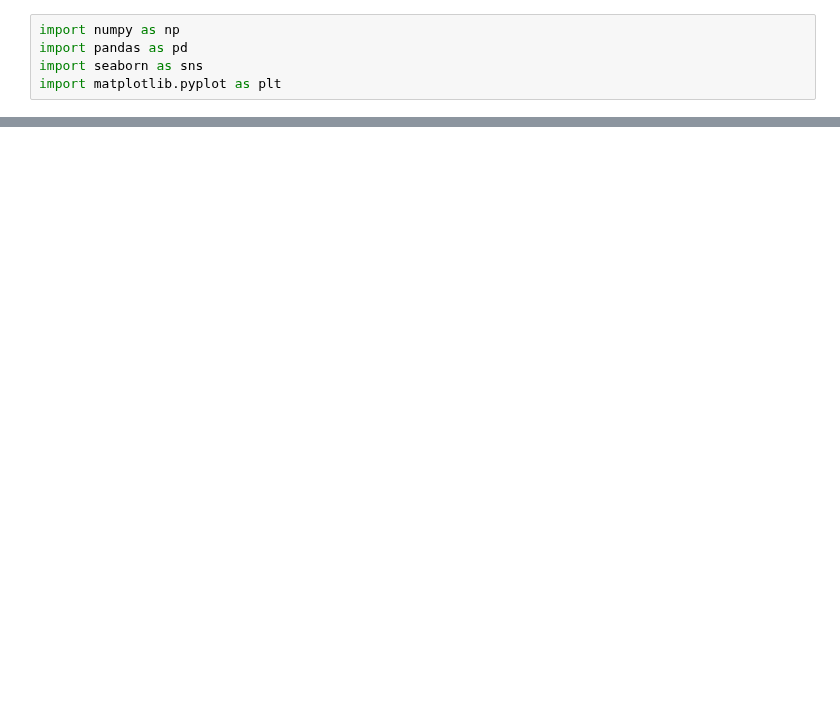
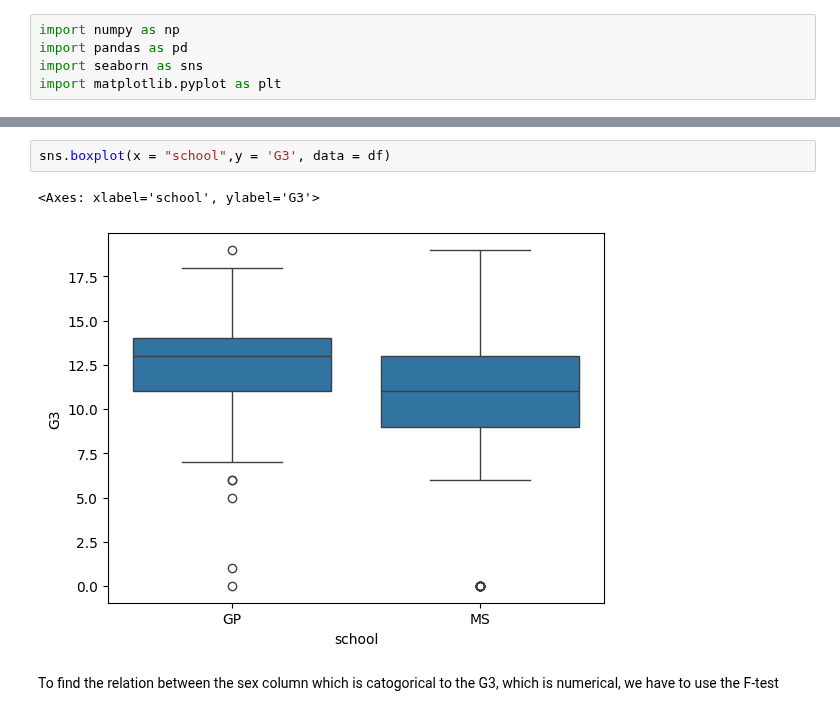
Before and after one commit to sh1vam31/Complete_DataScience, a Jupyter notebook: ML_02_DataPreprocessing2.ipynb, the cells around one changed output, grey strips where cells are left out. Saved outputs shown, nothing was run; the diff lists cells and outputs as text; blank space fills up the shorter version.

```diff
--- a/ML_02_DataPreprocessing2.ipynb
+++ b/ML_02_DataPreprocessing2.ipynb
@@ -23,0 +170,7 @@ df = pd.read_csv('student-por.csv',sep=";")
+# %%
+sns.boxplot(x = "school",y = 'G3', data = df)
+# %% [output]
+<Axes: xlabel='school', ylabel='G3'>
+[figure, added]
+# %% [markdown]
+To find the relation between the sex column which is catogorical to the G3, which is numerical, we have to use the F-test
```
Also changed, not shown: parts of 13 cells of this notebook.
